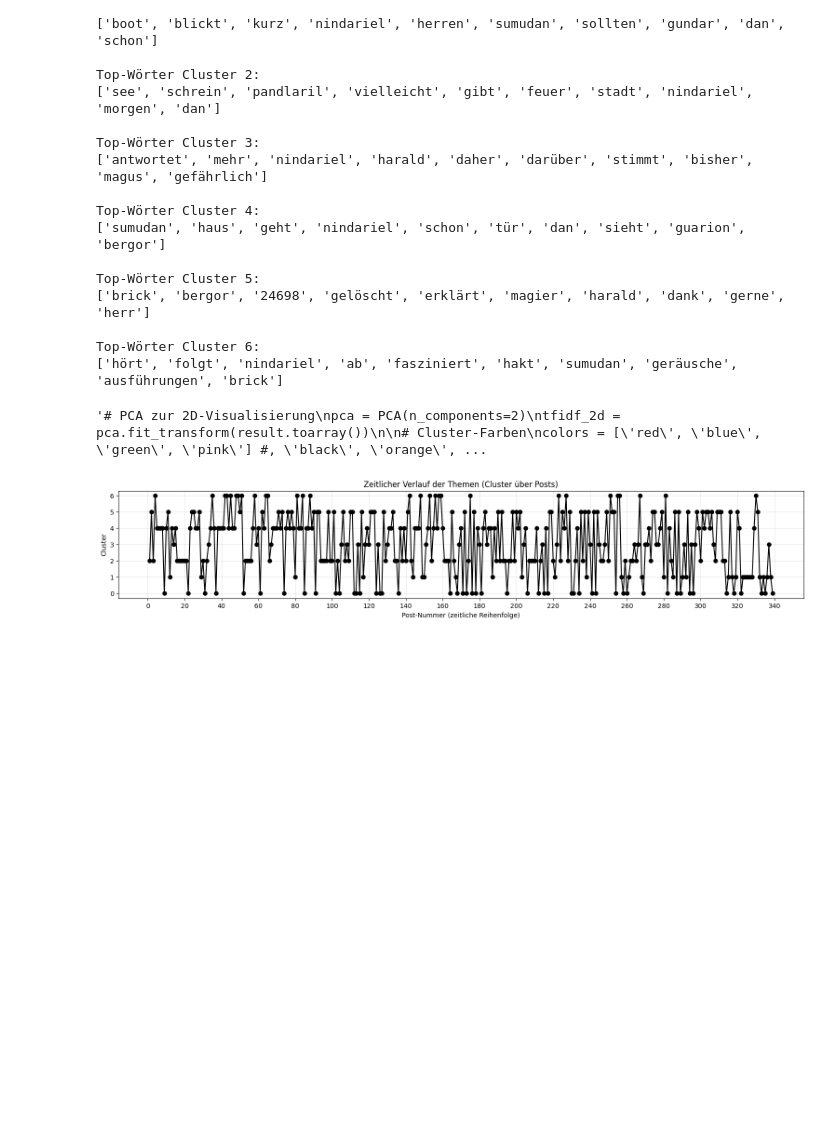
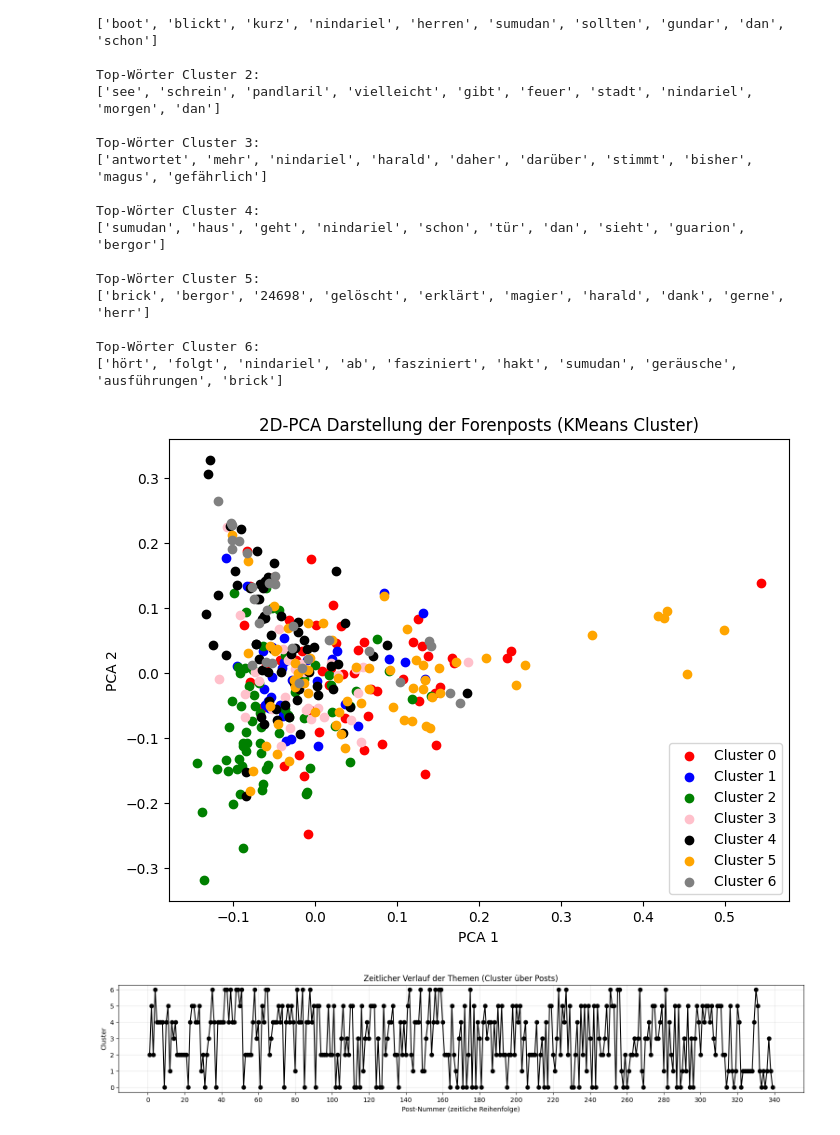
Before and after one commit to tc020/nlp-rpg-narratives, a Jupyter notebook: 0_tfidf_playground.ipynb, the cells around one changed output. Drawn from its saved outputs; the diff is of its cells as text; code cells hidden in the pictures; blank space fills up the shorter version.

```diff
--- a/0_tfidf_playground.ipynb
+++ b/0_tfidf_playground.ipynb
@@ -255,27 +255,27 @@ Top-Wörter Cluster 6:
 # %%
 import matplotlib.pyplot as plt
 from sklearn.decomposition import PCA
 import numpy as np
 
-"""# PCA zur 2D-Visualisierung
+# PCA zur 2D-Visualisierung
 pca = PCA(n_components=2)
 tfidf_2d = pca.fit_transform(result.toarray())
 
 # Cluster-Farben
-colors = ['red', 'blue', 'green', 'pink'] #, 'black', 'orange', 'grey'
+colors = ['red', 'blue', 'green', 'pink', 'black', 'orange', 'grey'] #, 'black', 'orange', 'grey'
 
 plt.figure(figsize=(8, 6))
 for i in range(k):
     points = tfidf_2d[labels == i]
     plt.scatter(points[:, 0], points[:, 1], c=colors[i], label=f"Cluster {i}")
 
 plt.title("2D-PCA Darstellung der Forenposts (KMeans Cluster)")
 plt.xlabel("PCA 1")
 plt.ylabel("PCA 2")
 plt.legend()
-plt.show()"""
+plt.show()
 # %% [output]
-'# PCA zur 2D-Visualisierung\npca = PCA(n_components=2)\ntfidf_2d = pca.fit_transform(result.toarray())\n\n# Cluster-Farben\ncolors = [\'red\', \'blue\', \'green\', \'pink\'] #, \'black\', \'orange\', ...
+[figure, added]
 # %%
 import matplotlib.ticker as ticker
 
```
